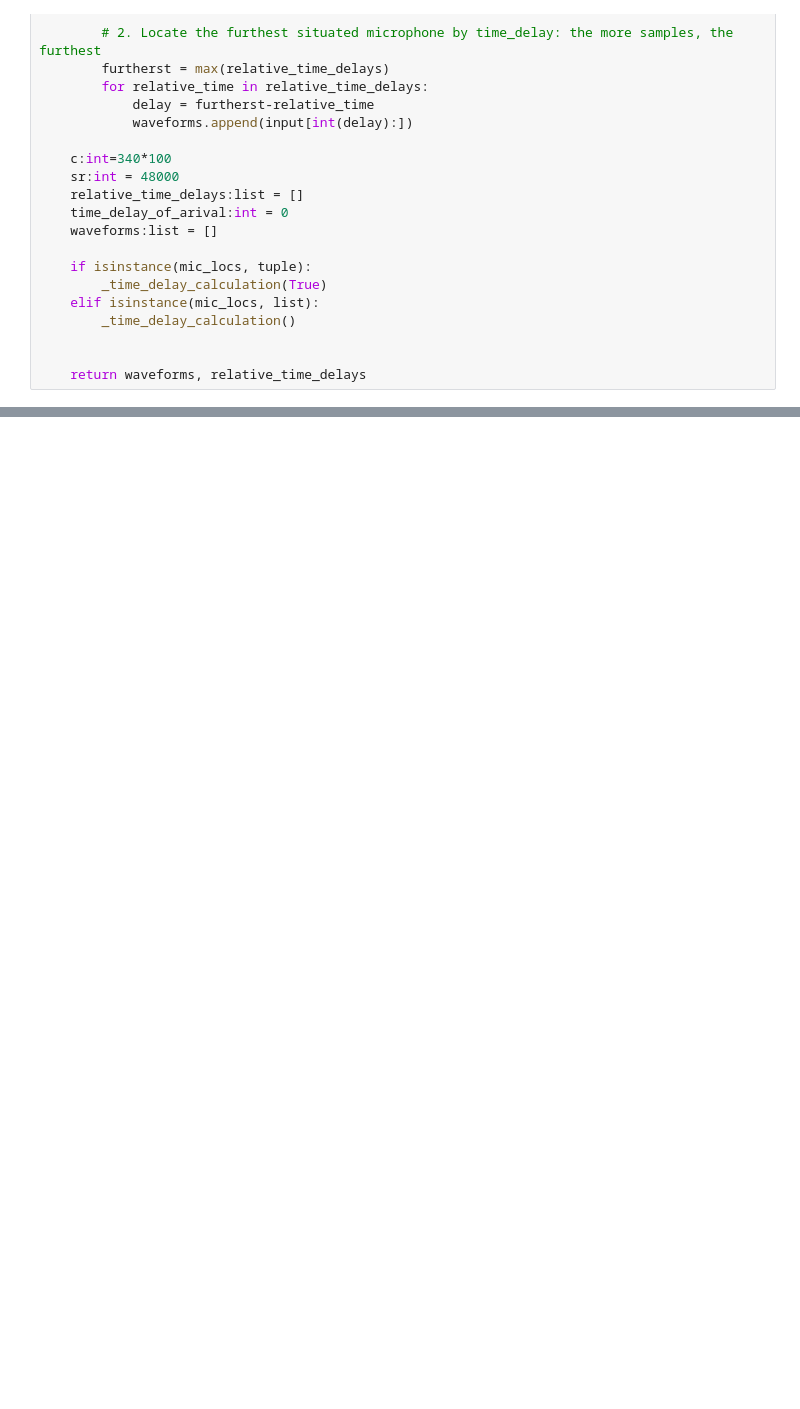
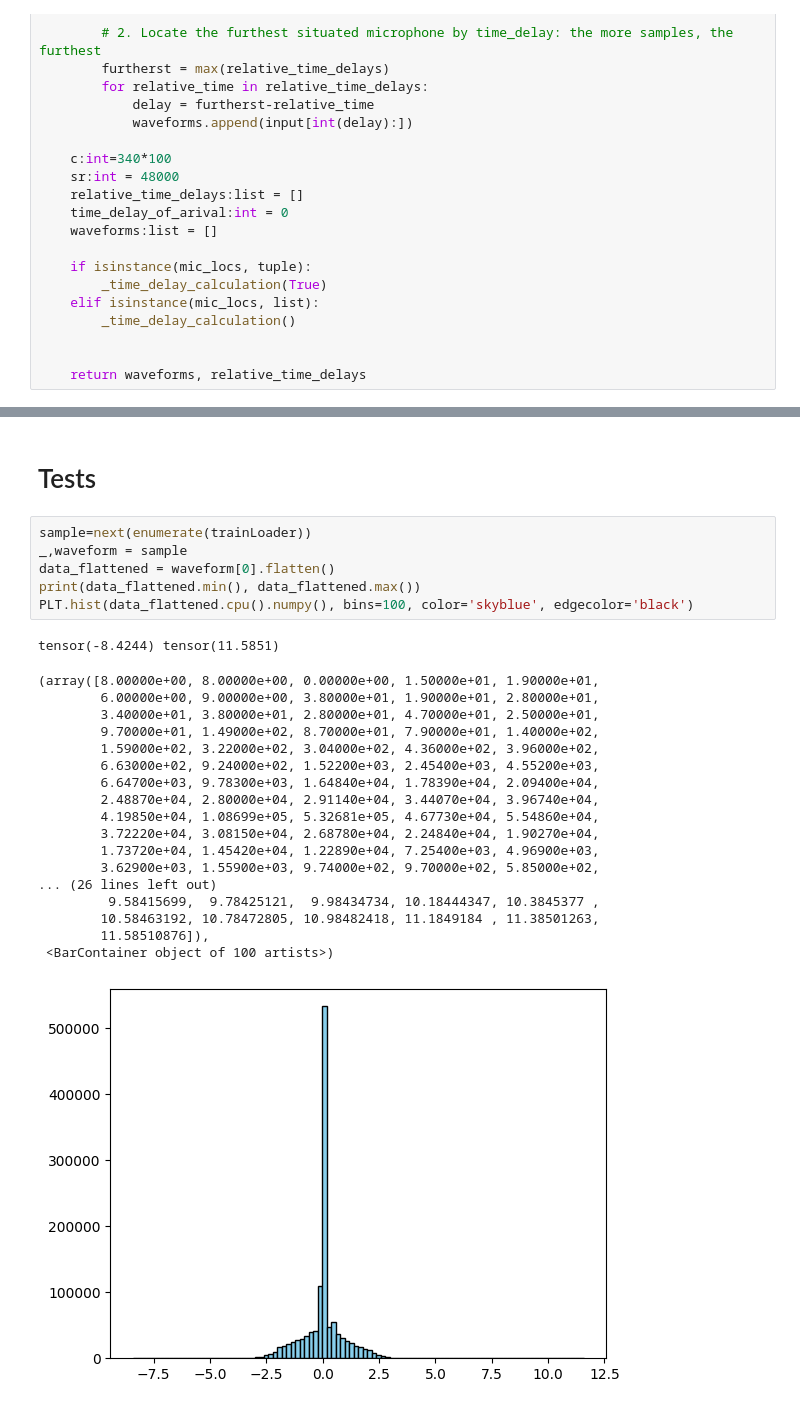
Before and after one commit to Christian-Stefan/Audio-Source-Localization-and-Isolation-using-CNN, a Jupyter notebook: assign2_part_3.ipynb, the cells around one changed output, grey strips where cells are left out. Drawn from its saved outputs; the diff is of its cells as text; blank space fills up the shorter version.

```diff
--- a/assign2_part_3.ipynb
+++ b/assign2_part_3.ipynb
@@ -470,3 +480,31 @@ class CustomAudioDecoderData(Dataset):
             print(f"Container holding pahts to .mp3 files holds the following content {_p_dataset}")
 
         return _p_dataset
+# %% [markdown]
+# Tests
+# %%
+sample=next(enumerate(trainLoader))
+_,waveform = sample
+data_flattened = waveform[0].flatten()
+print(data_flattened.min(), data_flattened.max())
+PLT.hist(data_flattened.cpu().numpy(), bins=100, color='skyblue', edgecolor='black')
+# %% [output]
+tensor(-8.4244) tensor(11.5851)
+(array([8.00000e+00, 8.00000e+00, 0.00000e+00, 1.50000e+01, 1.90000e+01,
+        6.00000e+00, 9.00000e+00, 3.80000e+01, 1.90000e+01, 2.80000e+01,
+        3.40000e+01, 3.80000e+01, 2.80000e+01, 4.70000e+01, 2.50000e+01,
+        9.70000e+01, 1.49000e+02, 8.70000e+01, 7.90000e+01, 1.40000e+02,
+        1.59000e+02, 3.22000e+02, 3.04000e+02, 4.36000e+02, 3.96000e+02,
+        6.63000e+02, 9.24000e+02, 1.52200e+03, 2.45400e+03, 4.55200e+03,
+        6.64700e+03, 9.78300e+03, 1.64840e+04, 1.78390e+04, 2.09400e+04,
+        2.48870e+04, 2.80000e+04, 2.91140e+04, 3.44070e+04, 3.96740e+04,
+        4.19850e+04, 1.08699e+05, 5.32681e+05, 4.67730e+04, 5.54860e+04,
+        3.72220e+04, 3.08150e+04, 2.68780e+04, 2.24840e+04, 1.90270e+04,
+        1.73720e+04, 1.45420e+04, 1.22890e+04, 7.25400e+03, 4.96900e+03,
+        3.62900e+03, 1.55900e+03, 9.74000e+02, 9.70000e+02, 5.85000e+02,
+... (26 lines left out)
+         9.58415699,  9.78425121,  9.98434734, 10.18444347, 10.3845377 ,
+        10.58463192, 10.78472805, 10.98482418, 11.1849184 , 11.38501263,
+        11.58510876]),
+ <BarContainer object of 100 artists>)
+[figure, added]
```
Also changed, not shown: parts of 6 cells of this notebook.
